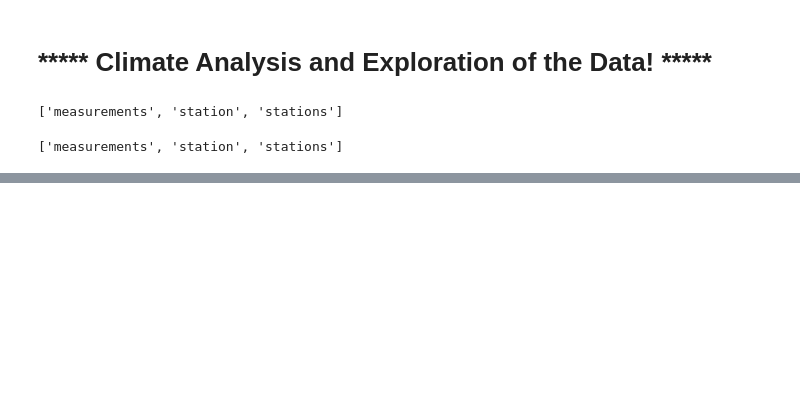
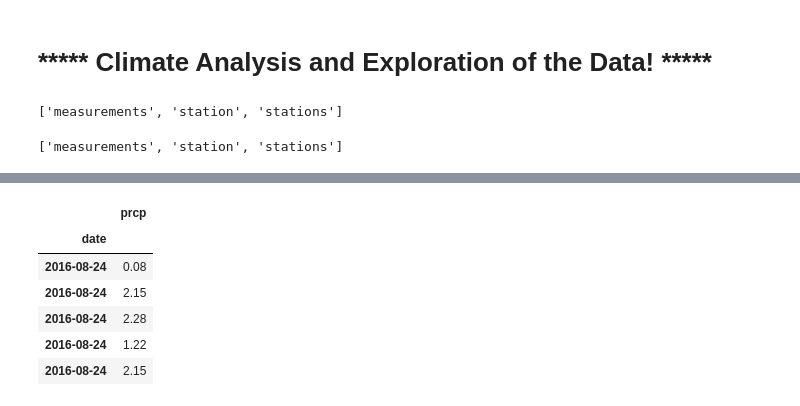
Before and after one commit to APK500/HW-11_Surfs_UP, a Jupyter notebook: climate_analysis.ipynb, the cells around one changed output, grey strips where cells are left out. Drawn from its saved outputs; the diff is of its cells as text; code cells hidden in the pictures; blank space fills up the shorter version.

```diff
--- a/climate_analysis.ipynb
+++ b/climate_analysis.ipynb
@@ -77,0 +124,13 @@ session = Session(engine)
+# %%
+# Now let's clean up and change the index column to just be the actual data column, instead:
+
+
+rain_df.set_index('date').head()
+# %% [output]
+|  | prcp |
+| date |  |
+| 2016-08-24 | 0.08 |
+| 2016-08-24 | 2.15 |
+| 2016-08-24 | 2.28 |
+| 2016-08-24 | 1.22 |
+| 2016-08-24 | 2.15 |
```
Also changed, not shown: parts of 9 cells of this notebook.
